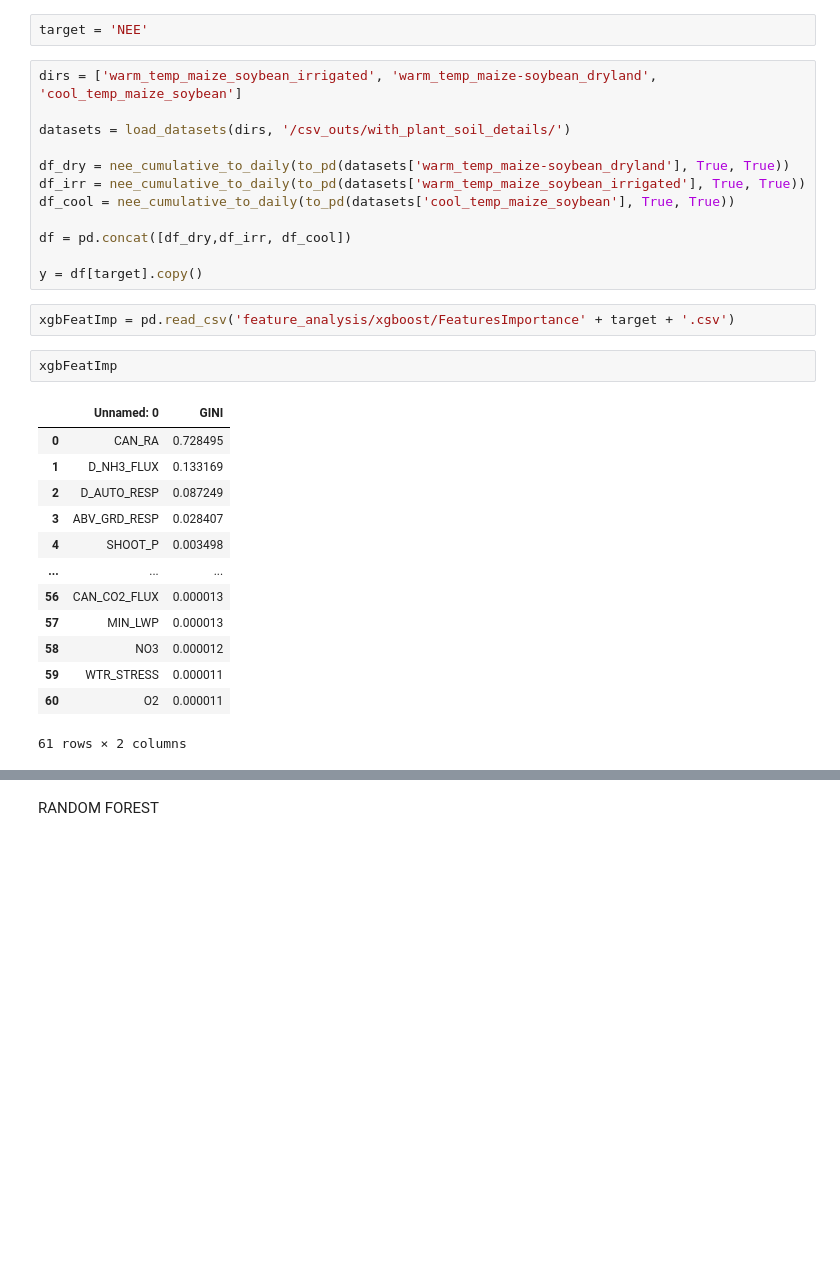
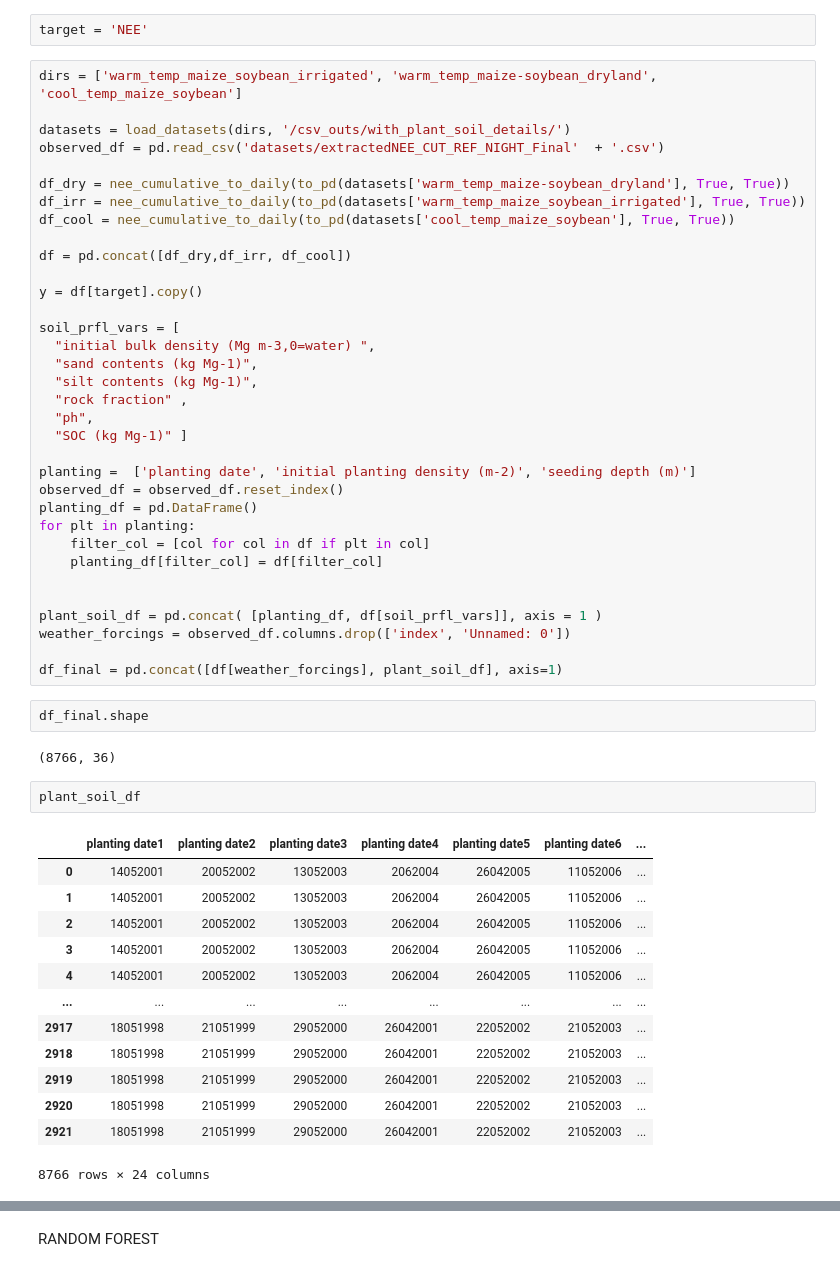
Before and after one commit to DinisDimitris/Net-ecosystem-exchange-Quantification, a Jupyter notebook: RCEF.ipynb, the cells around one changed output, grey strips where cells are left out. Cells and saved outputs as stored; diff of their text form; blank space fills up the shorter version.

```diff
--- a/RCEF.ipynb
+++ b/RCEF.ipynb
@@ -24,6 +25,7 @@ target = 'NEE'
 dirs = ['warm_temp_maize_soybean_irrigated', 'warm_temp_maize-soybean_dryland', 'cool_temp_maize_soybean']
 
 datasets = load_datasets(dirs, '/csv_outs/with_plant_soil_details/')
+observed_df = pd.read_csv('datasets/extractedNEE_CUT_REF_NIGHT_Final'  + '.csv')
 
 df_dry = nee_cumulative_to_daily(to_pd(datasets['warm_temp_maize-soybean_dryland'], True, True))
 df_irr = nee_cumulative_to_daily(to_pd(datasets['warm_temp_maize_soybean_irrigated'], True, True))
@@ -32,21 +34,44 @@ df_cool = nee_cumulative_to_daily(to_pd(datasets['cool_temp_maize_soybean'], Tru
 df = pd.concat([df_dry,df_irr, df_cool])
 
 y = df[target].copy()
+
+soil_prfl_vars = [
+  "initial bulk density (Mg m-3,0=water) ",
+  "sand contents (kg Mg-1)",
+  "silt contents (kg Mg-1)",
+  "rock fraction" ,
+  "ph",
+  "SOC (kg Mg-1)" ]
+
+planting =  ['planting date', 'initial planting density (m-2)', 'seeding depth (m)']
+observed_df = observed_df.reset_index()
+planting_df = pd.DataFrame()
+for plt in planting:
+    filter_col = [col for col in df if plt in col]
+    planting_df[filter_col] = df[filter_col]
+
+
+plant_soil_df = pd.concat( [planting_df, df[soil_prfl_vars]], axis = 1 )
+weather_forcings = observed_df.columns.drop(['index', 'Unnamed: 0'])
+
+df_final = pd.concat([df[weather_forcings], plant_soil_df], axis=1)
-# %%
-xgbFeatImp = pd.read_csv('feature_analysis/xgboost/FeaturesImportance' + target + '.csv')
-# %%
-xgbFeatImp
-# %% [output]
-|  | Unnamed: 0 | GINI |
-| 0 | CAN_RA | 0.728495 |
-| 1 | D_NH3_FLUX | 0.133169 |
-| 2 | D_AUTO_RESP | 0.087249 |
-| 3 | ABV_GRD_RESP | 0.028407 |
-| 4 | SHOOT_P | 0.003498 |
-| ... | ... | ... |
-| 56 | CAN_CO2_FLUX | 0.000013 |
-| 57 | MIN_LWP | 0.000013 |
-| 58 | NO3 | 0.000012 |
-| 59 | WTR_STRESS | 0.000011 |
-| 60 | O2 | 0.000011 |
-61 rows × 2 columns
+# %%
+df_final.shape
+# %% [output]
+(8766, 36)
+# %%
+plant_soil_df
+# %% [output]
+|  | planting date1 | planting date2 | planting date3 | planting date4 | planting date5 | planting date6 | ... |
+| 0 | 14052001 | 20052002 | 13052003 | 2062004 | 26042005 | 11052006 | ... |
+| 1 | 14052001 | 20052002 | 13052003 | 2062004 | 26042005 | 11052006 | ... |
+| 2 | 14052001 | 20052002 | 13052003 | 2062004 | 26042005 | 11052006 | ... |
+| 3 | 14052001 | 20052002 | 13052003 | 2062004 | 26042005 | 11052006 | ... |
+| 4 | 14052001 | 20052002 | 13052003 | 2062004 | 26042005 | 11052006 | ... |
+| ... | ... | ... | ... | ... | ... | ... | ... |
+| 2917 | 18051998 | 21051999 | 29052000 | 26042001 | 22052002 | 21052003 | ... |
+| 2918 | 18051998 | 21051999 | 29052000 | 26042001 | 22052002 | 21052003 | ... |
+| 2919 | 18051998 | 21051999 | 29052000 | 26042001 | 22052002 | 21052003 | ... |
+| 2920 | 18051998 | 21051999 | 29052000 | 26042001 | 22052002 | 21052003 | ... |
+| 2921 | 18051998 | 21051999 | 29052000 | 26042001 | 22052002 | 21052003 | ... |
+8766 rows × 24 columns
```
Also changed, not shown: parts of 19 cells of this notebook, 2 other files.
